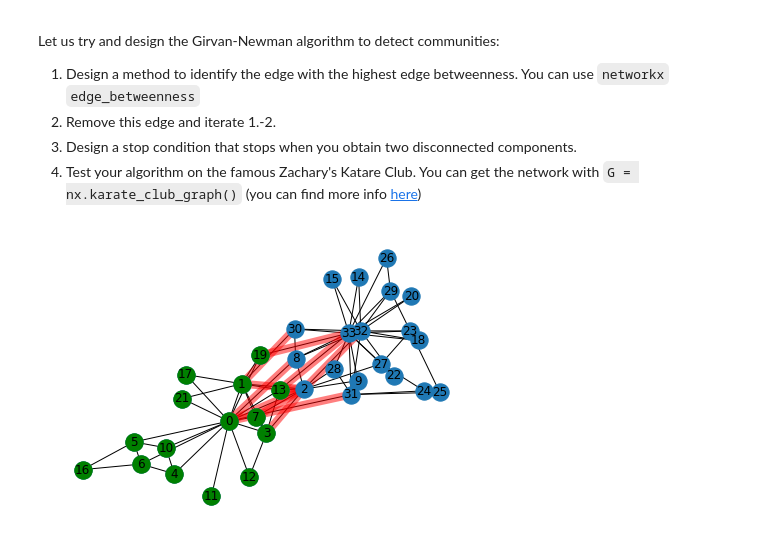
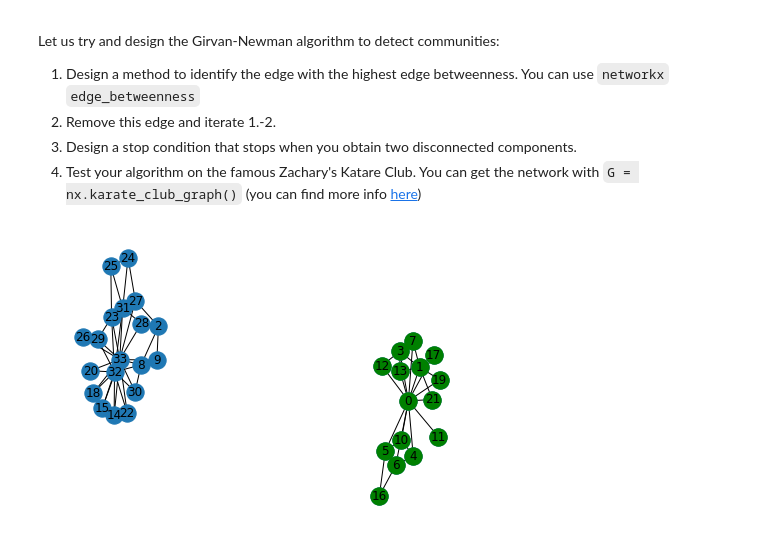
Before and after one commit to ramsurya98/Introduction-Network-Science-2021, a Jupyter notebook: Exercise03/03_python_computer_exercise_networks2020.ipynb, the cells around one changed output. Saved outputs shown, nothing was run; the diff lists cells and outputs as text; code cells hidden in the pictures.

```diff
--- a/Exercise03/03_python_computer_exercise_networks2020.ipynb
+++ b/Exercise03/03_python_computer_exercise_networks2020.ipynb
@@ -62,6 +64,7 @@ def plot_graph_difference(G, separated_G):
                            node_color='g')
 # %%
 G = nx.karate_club_graph()
+separated_G = GirvanNewman(G)
 plot_graph_difference(G, separated_G)
 # %% [output]
-[figure, old version]
+[figure, new version]
```
Also changed, not shown: parts of 1 cell of this notebook.
